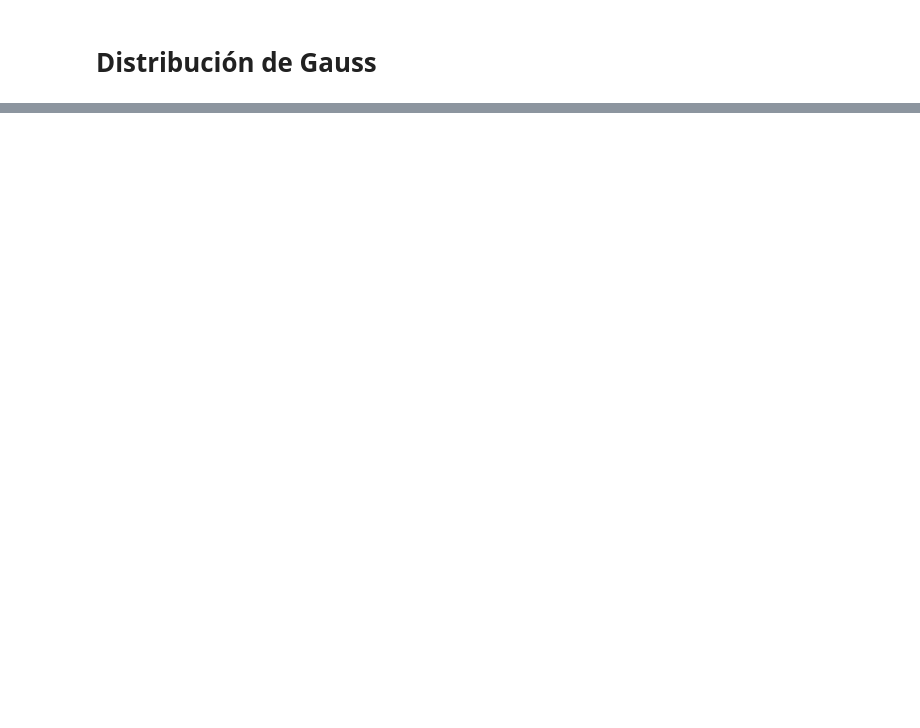
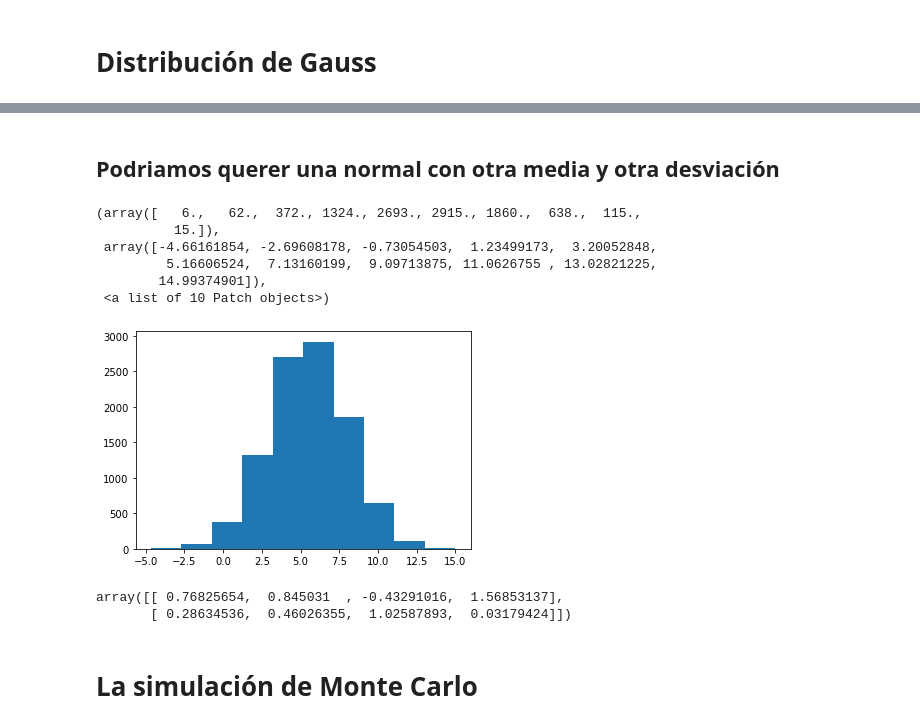
Before and after one commit to walterbaya/Ciencia-de-Datos-y-Machine-Learning-, a Jupyter notebook: Data Wrangling/Funciones de distribución de probabilidad.ipynb, the cells around one changed output, grey strips where cells are left out. Saved outputs shown, nothing was run; the diff lists cells and outputs as text; code cells hidden in the pictures; blank space fills up the shorter version.

```diff
--- a/Data Wrangling/Funciones de distribución de probabilidad.ipynb
+++ b/Data Wrangling/Funciones de distribución de probabilidad.ipynb
@@ -44,0 +44,28 @@ array([ 1.26524503,  0.17751826, -0.88856317, -1.37069495, -1.22605389,
+# %% [markdown]
+## Podriamos querer una normal con otra media y otra desviación
+# %%
+mu = 5.5
+sd = 2.5
+z_10000 = np.random.randn(10000)
+data = mu + sd*z_10000 # Z = (X-mu)/sd   tipificar, convertir cualquier
+#variable aleatoria en una normal standard.
+plt.hist(data)
+# %% [output]
+(array([   6.,   62.,  372., 1324., 2693., 2915., 1860.,  638.,  115.,
+          15.]),
+ array([-4.66161854, -2.69608178, -0.73054503,  1.23499173,  3.20052848,
+         5.16606524,  7.13160199,  9.09713875, 11.0626755 , 13.02821225,
+        14.99374901]),
+ <a list of 10 Patch objects>)
+[figure, added]
+# %%
+data = np.random.randn(2, 4)
+data
+#Da dos muestras aleatorias de tamaño 4, las cuales cada una conformara una camapan de Gauss
+#En el caso de no especificar nada nos genera un solo aleatorio de la normal standar.
+#Esto se hace para genera datasets
+# %% [output]
+array([[ 0.76825654,  0.845031  , -0.43291016,  1.56853137],
+       [ 0.28634536,  0.46026355,  1.02587893,  0.03179424]])
+# %% [markdown]
+# La simulación de Monte Carlo
```
Also changed, not shown: parts of 16 cells of this notebook, 2 other files.
